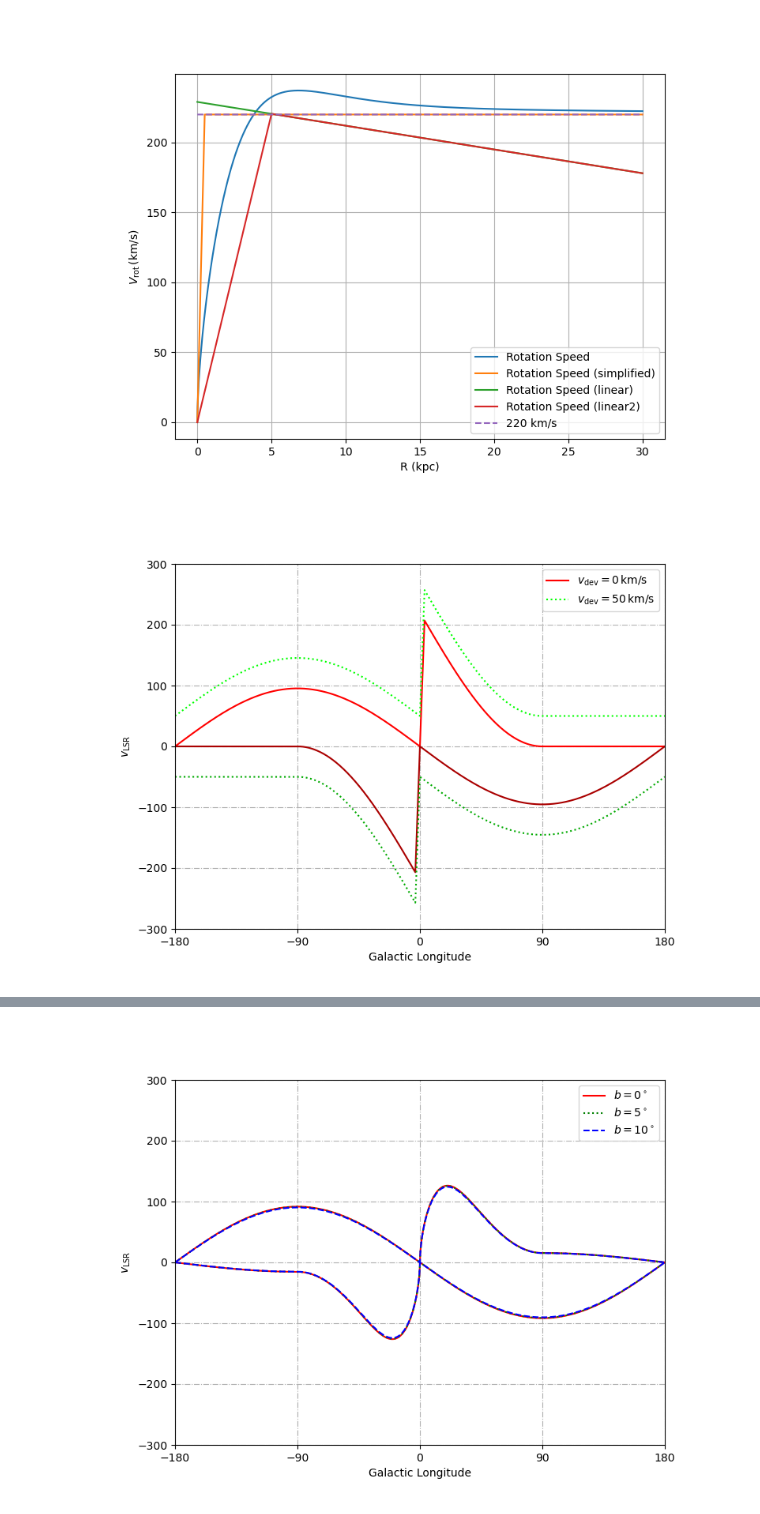
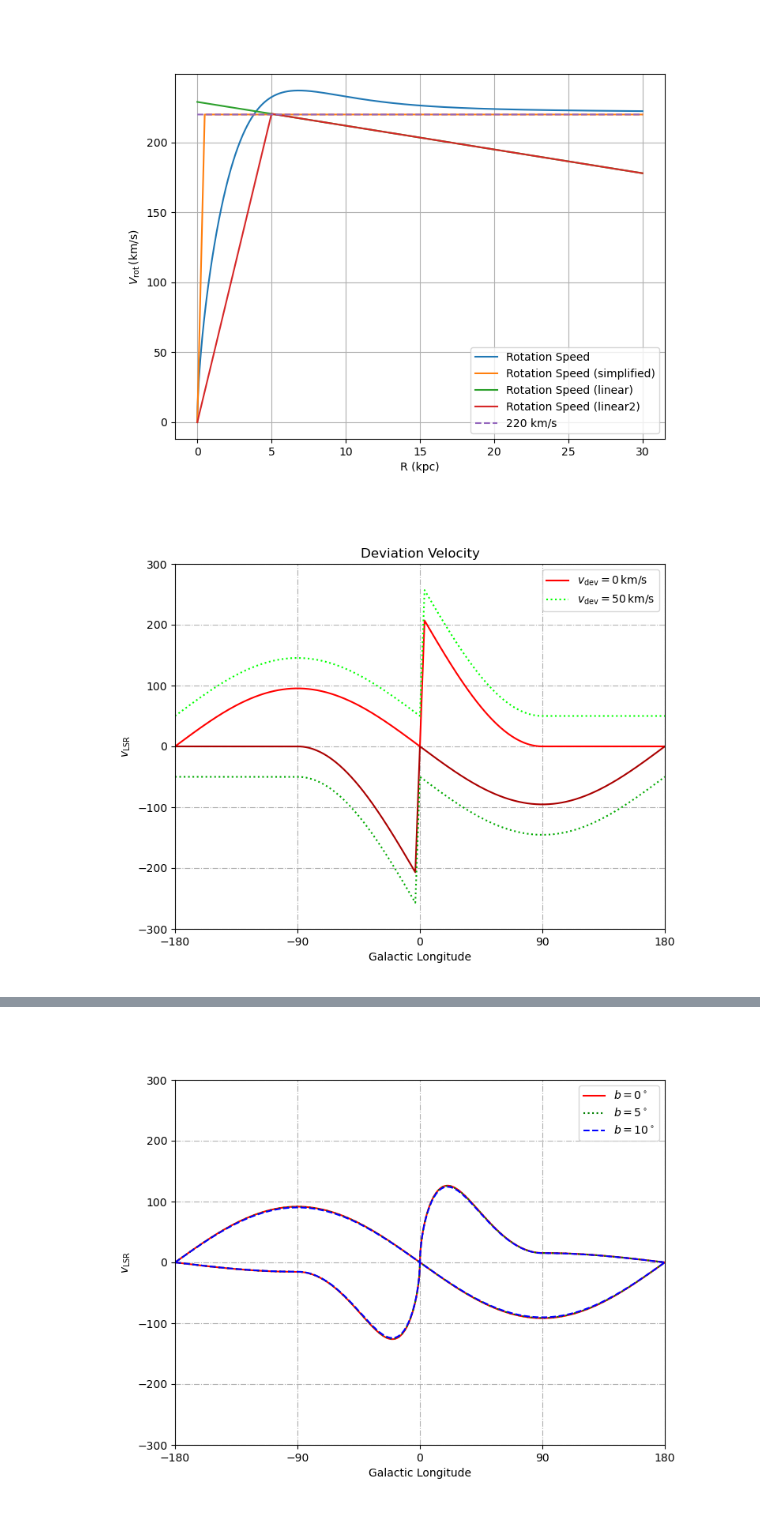
Before and after one commit to Firestar-Reimu/HVC-catalog, a Jupyter notebook: Galaxy Rotation Model/Galaxy Rotation Model.ipynb, the cells around one changed output, grey strips where cells are left out. Cells and saved outputs as stored; diff of their text form; code cells hidden in the pictures.

```diff
--- a/Galaxy Rotation Model/Galaxy Rotation Model.ipynb
+++ b/Galaxy Rotation Model/Galaxy Rotation Model.ipynb
@@ -485,27 +496,29 @@ def calc_v_max_min_linear2(l, b, h, r_gal, r_sun=8.5, n_sample=1000, v_dev=0):
 # %%
+# Deviation Velocity Example
+
 l_array = np.arange(-180,180.1,0.1)
 v_max_arr1, v_min_arr1 = np.zeros_like(l_array), np.zeros_like(l_array)
 v_max_arr2, v_min_arr2 = np.zeros_like(l_array), np.zeros_like(l_array)
 
 for i in range(len(l_array)):
     v_max_arr1[i], v_min_arr1[i] = calc_v_max_min_simple(l_array[i], b=0, h=5, r_gal=15)
     v_max_arr2[i], v_min_arr2[i] = calc_v_max_min_simple(l_array[i], b=0, h=5, r_gal=15, v_dev=50)
 
 fig, ax = plt.subplots(figsize=(8, 6))
 plt.plot(l_array, v_max_arr1, ls="-", label=r"$v_{\mathrm{dev}}=0\,\mathrm{km/s}$", color="#FF0000")
 plt.plot(l_array, v_min_arr1, ls="-", color="#AA0000")
 plt.plot(l_array, v_max_arr2, ls=":", label=r"$v_{\mathrm{dev}}=50\,\mathrm{km/s}$", color="#00FF00")
 plt.plot(l_array, v_min_arr2, ls=":", color="#00AA00")
-#plt.gca().invert_xaxis()
 plt.xticks(np.arange(-180,270,90))
 plt.yticks(np.arange(-300,400,100))
 plt.xlabel("Galactic Longitude")
 plt.ylabel(r"$v_{\mathrm{LSR}}$")
 plt.xlim(-180,180)
 plt.ylim(-300,300)
 plt.grid(ls="-.")
 plt.legend()
+plt.title("Deviation Velocity")
 plt.show()
 # %% [output]
-[figure, old version]
+[figure, new version]
 # %%
```
Also changed, not shown: parts of 20 cells of this notebook, 29 other files.
